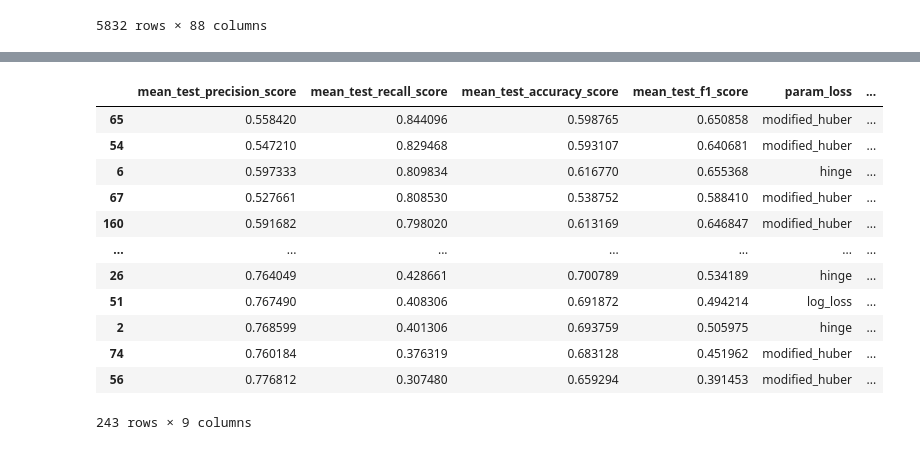
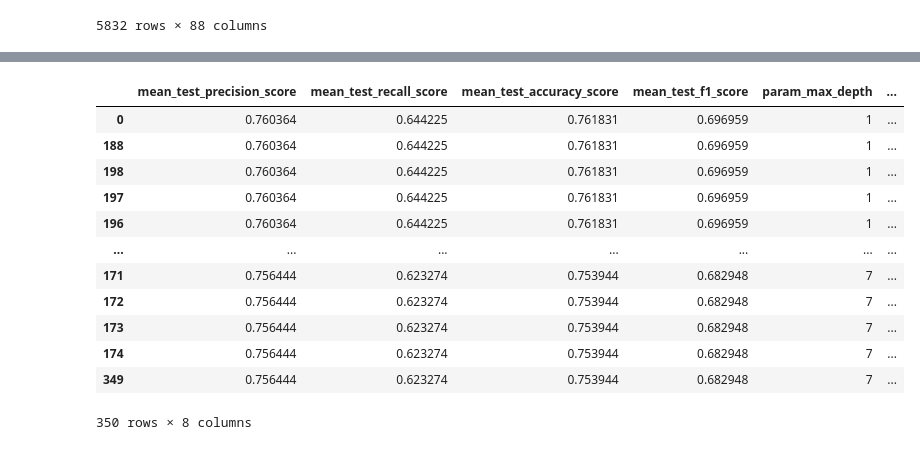
Before and after one commit to cvidalsastre/tp-grupal-3-marias, a Jupyter notebook: Análisis_modelo_arbol.ipynb, the cells around one changed output, grey strips where cells are left out. Saved outputs shown, nothing was run; the diff lists cells and outputs as text; code cells hidden in the pictures.

```diff
--- a/Análisis_modelo_arbol.ipynb
+++ b/Análisis_modelo_arbol.ipynb
@@ -243,40 +243,40 @@ Text(0.5, 1.0, 'Matriz de confusion con recall score')
 # %%
-results = pd.DataFrame(grid_searches['precision_score'].cv_results_)
+results = pd.DataFrame(grid_searches['recall_score'].cv_results_)
 results = results.sort_values(by='mean_test_recall_score', ascending=False)
 # se tienen en cuenta las medianas de cada metrica y ordenar por la metrica que se quiere optimizar
 # Decision Tree Parameters
 
 results[[
     'mean_test_precision_score', 'mean_test_recall_score', 'mean_test_accuracy_score', 'mean_test_f1_score', 'param_max_depth', 'param_criterion', 'param_min_samples_split', 'param_min_samples_leaf'
 
     # ,'param_max_features'
     # ,'param_n_estimators'
 ]]
 
 # SGD CLASSIFIER PARAMETERS
 # results[[
 #     'mean_test_precision_score', 'mean_test_recall_score', 'mean_test_accuracy_score', 'mean_test_f1_score', 'param_loss', 'param_penalty', 'param_alpha', 'param_max_iter', 'param_tol'
 
 #     # ,'param_max_features'
 #     # ,'param_n_estimators'
 # ]]
 
 # export results of dataframe in csv
 # .to_csv('results.csv', index=False)
 # %% [output]
-|  | mean_test_precision_score | mean_test_recall_score | mean_test_accuracy_score | mean_test_f1_score | param_loss | ... |
-| 65 | 0.558420 | 0.844096 | 0.598765 | 0.650858 | modified_huber | ... |
-| 54 | 0.547210 | 0.829468 | 0.593107 | 0.640681 | modified_huber | ... |
-| 6 | 0.597333 | 0.809834 | 0.616770 | 0.655368 | hinge | ... |
-| 67 | 0.527661 | 0.808530 | 0.538752 | 0.588410 | modified_huber | ... |
-| 160 | 0.591682 | 0.798020 | 0.613169 | 0.646847 | modified_huber | ... |
+|  | mean_test_precision_score | mean_test_recall_score | mean_test_accuracy_score | mean_test_f1_score | param_max_depth | ... |
+| 0 | 0.760364 | 0.644225 | 0.761831 | 0.696959 | 1 | ... |
+| 188 | 0.760364 | 0.644225 | 0.761831 | 0.696959 | 1 | ... |
+| 198 | 0.760364 | 0.644225 | 0.761831 | 0.696959 | 1 | ... |
+| 197 | 0.760364 | 0.644225 | 0.761831 | 0.696959 | 1 | ... |
+| 196 | 0.760364 | 0.644225 | 0.761831 | 0.696959 | 1 | ... |
 | ... | ... | ... | ... | ... | ... | ... |
-| 26 | 0.764049 | 0.428661 | 0.700789 | 0.534189 | hinge | ... |
-| 51 | 0.767490 | 0.408306 | 0.691872 | 0.494214 | log_loss | ... |
-| 2 | 0.768599 | 0.401306 | 0.693759 | 0.505975 | hinge | ... |
-| 74 | 0.760184 | 0.376319 | 0.683128 | 0.451962 | modified_huber | ... |
-| 56 | 0.776812 | 0.307480 | 0.659294 | 0.391453 | modified_huber | ... |
+| 171 | 0.756444 | 0.623274 | 0.753944 | 0.682948 | 7 | ... |
+| 172 | 0.756444 | 0.623274 | 0.753944 | 0.682948 | 7 | ... |
+| 173 | 0.756444 | 0.623274 | 0.753944 | 0.682948 | 7 | ... |
+| 174 | 0.756444 | 0.623274 | 0.753944 | 0.682948 | 7 | ... |
+| 349 | 0.756444 | 0.623274 | 0.753944 | 0.682948 | 7 | ... |
-243 rows × 9 columns
+350 rows × 8 columns
 # %%
 # sirve para graficar recall y precision vs threshold
 def plot_precision_recall_vs_threshold(precisions, recalls, thresholds):
```
Also changed, not shown: parts of 7 cells of this notebook, 1 other file.
